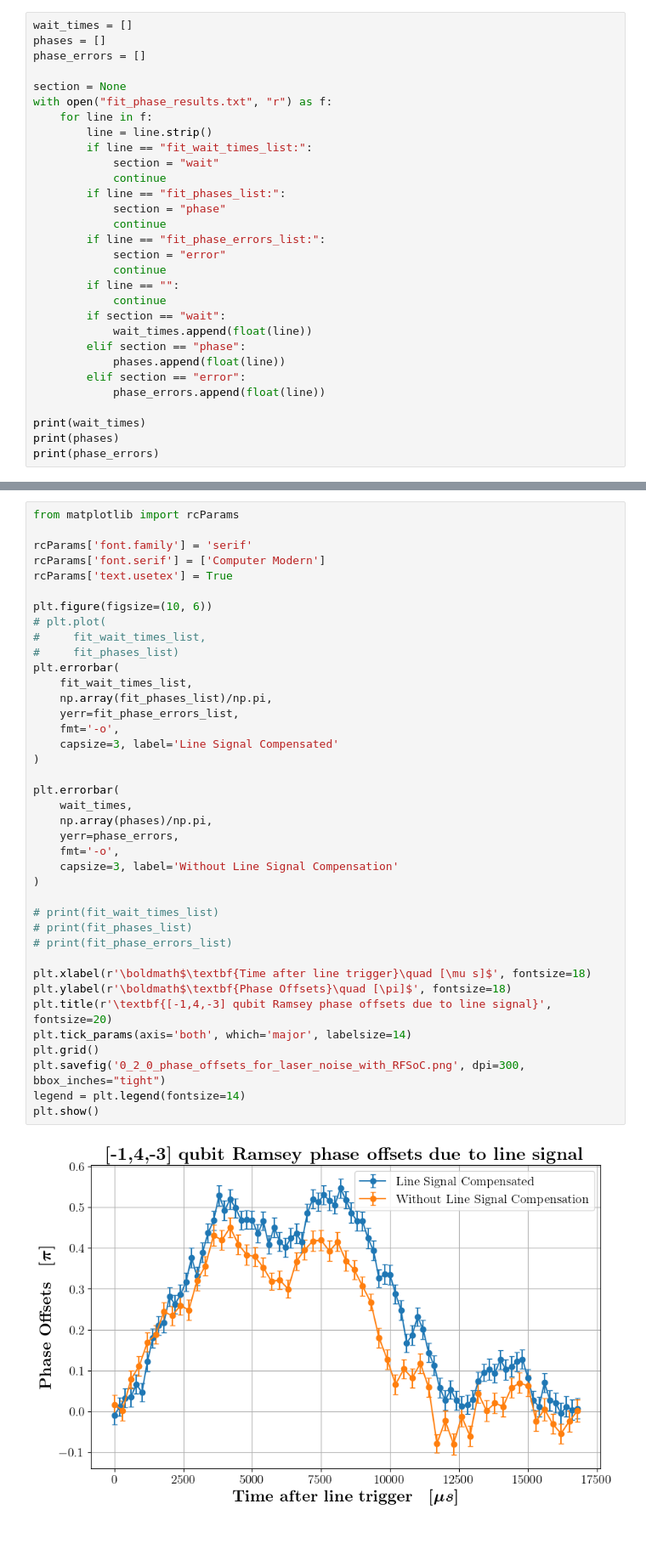
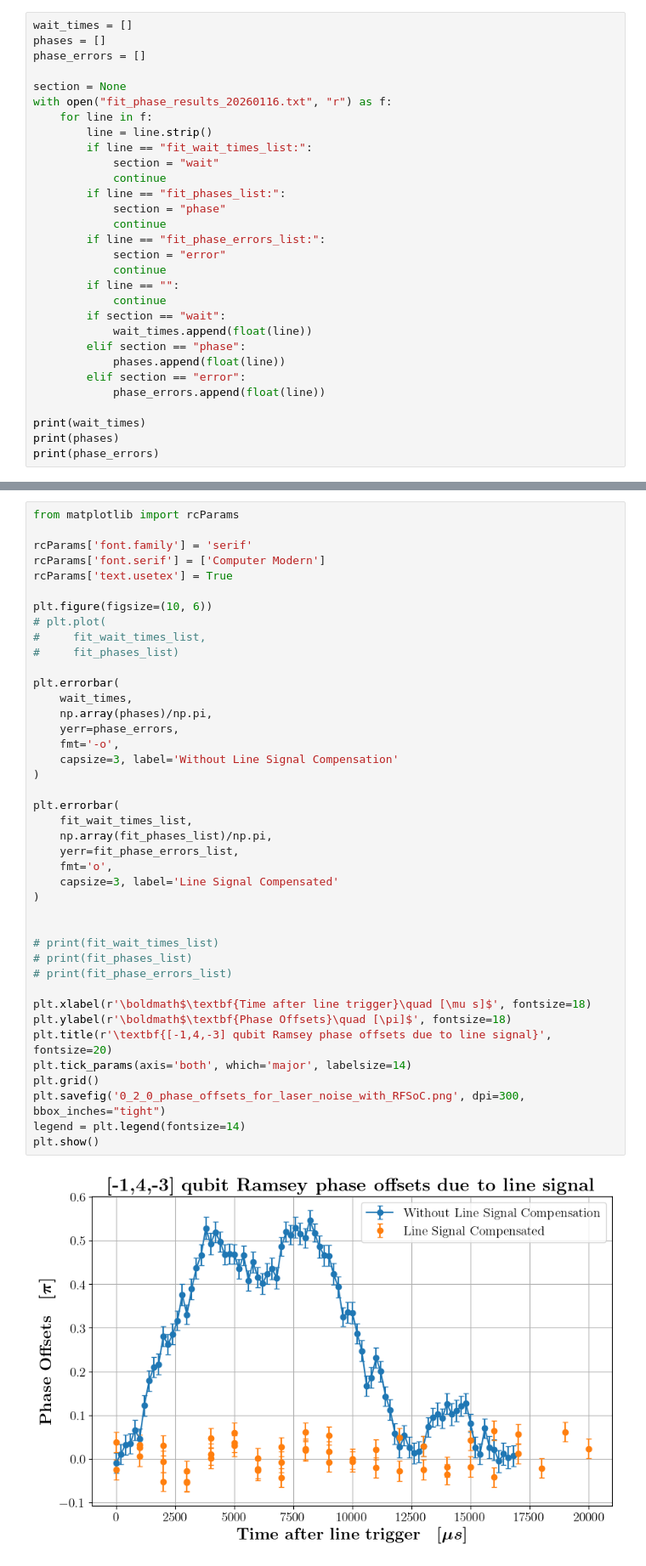
Before and after one commit to GauravTathed/PhD_python_scripts, a Jupyter notebook: LineSignal_charaterization/Line_signal_charaterization_with_qubitRamsey.ipynb, the cells around one changed output, grey strips where cells are left out. Shown at 85% size. Drawn from its saved outputs; the diff is of its cells as text; blank space fills up the shorter version.

```diff
--- a/LineSignal_charaterization/Line_signal_charaterization_with_qubitRamsey.ipynb
+++ b/LineSignal_charaterization/Line_signal_charaterization_with_qubitRamsey.ipynb
@@ -552,7 +568,7 @@ phases = []
 phase_errors = []
 
 section = None
-with open("fit_phase_results.txt", "r") as f:
+with open("fit_phase_results_20260116.txt", "r") as f:
     for line in f:
         line = line.strip()
         if line == "fit_wait_times_list:":
@@ -586,39 +602,41 @@ from matplotlib import rcParams
 rcParams['font.family'] = 'serif'
 rcParams['font.serif'] = ['Computer Modern']
 rcParams['text.usetex'] = True
 
 plt.figure(figsize=(10, 6))
 # plt.plot(
 #     fit_wait_times_list,
 #     fit_phases_list)
-plt.errorbar(
-    fit_wait_times_list,
-    np.array(fit_phases_list)/np.pi,
-    yerr=fit_phase_errors_list,
-    fmt='-o',
-    capsize=3, label='Line Signal Compensated'
-)
 
 plt.errorbar(
     wait_times,
     np.array(phases)/np.pi,
     yerr=phase_errors,
     fmt='-o',
     capsize=3, label='Without Line Signal Compensation'
 )
+
+plt.errorbar(
+    fit_wait_times_list,
+    np.array(fit_phases_list)/np.pi,
+    yerr=fit_phase_errors_list,
+    fmt='o',
+    capsize=3, label='Line Signal Compensated'
+)
+
 
 # print(fit_wait_times_list)
 # print(fit_phases_list)
 # print(fit_phase_errors_list)
 
 plt.xlabel(r'\boldmath$\textbf{Time after line trigger}\quad [\mu s]$', fontsize=18)
 plt.ylabel(r'\boldmath$\textbf{Phase Offsets}\quad [\pi]$', fontsize=18)
 plt.title(r'\textbf{[-1,4,-3] qubit Ramsey phase offsets due to line signal}', fontsize=20)
 plt.tick_params(axis='both', which='major', labelsize=14)
 plt.grid()
 plt.savefig('0_2_0_phase_offsets_for_laser_noise_with_RFSoC.png', dpi=300, bbox_inches="tight")
 legend = plt.legend(fontsize=14)
 plt.show()
 # %% [output]
-[figure, old version]
+[figure, new version]
 # %%
```
Also changed, not shown: parts of 10 cells of this notebook, 8 other files.
